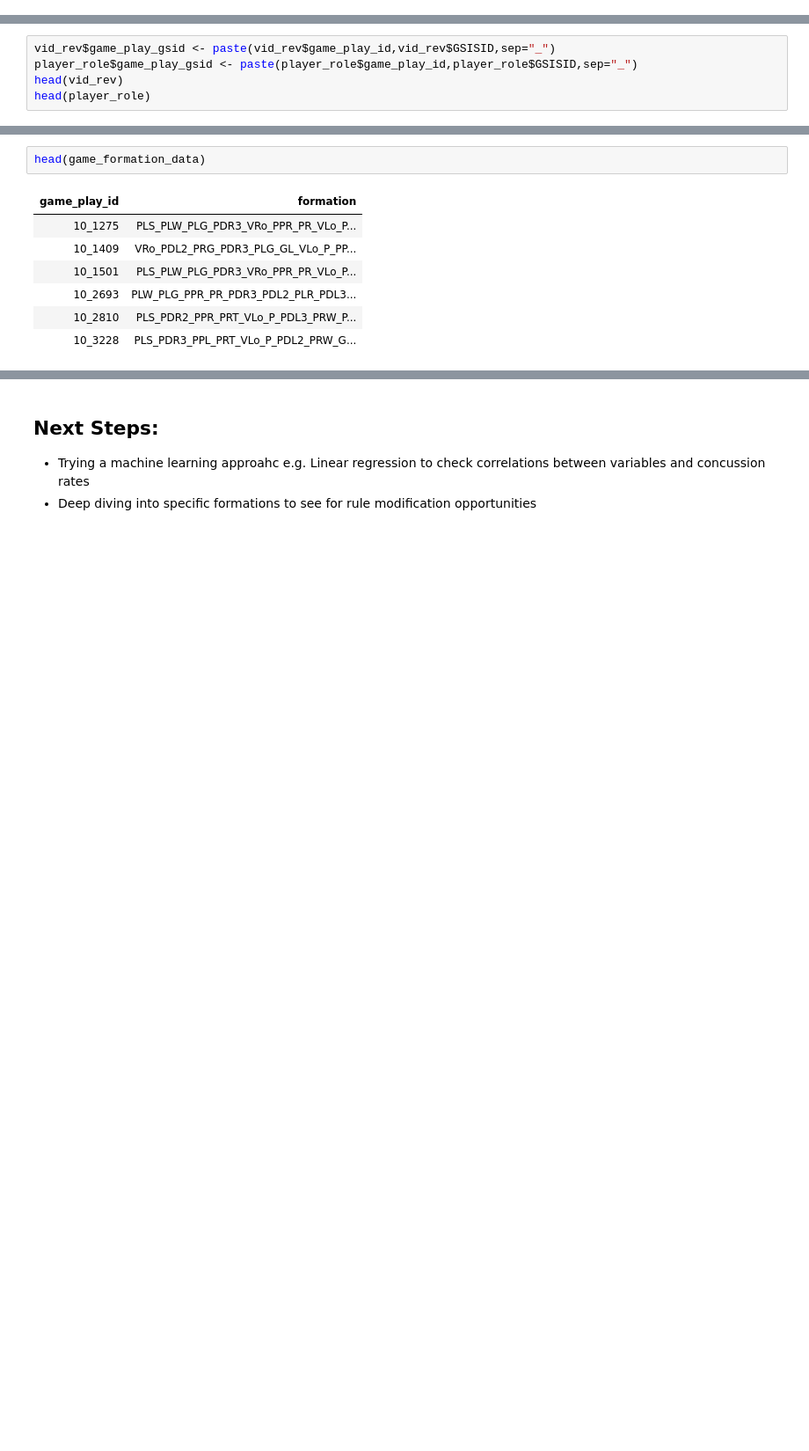
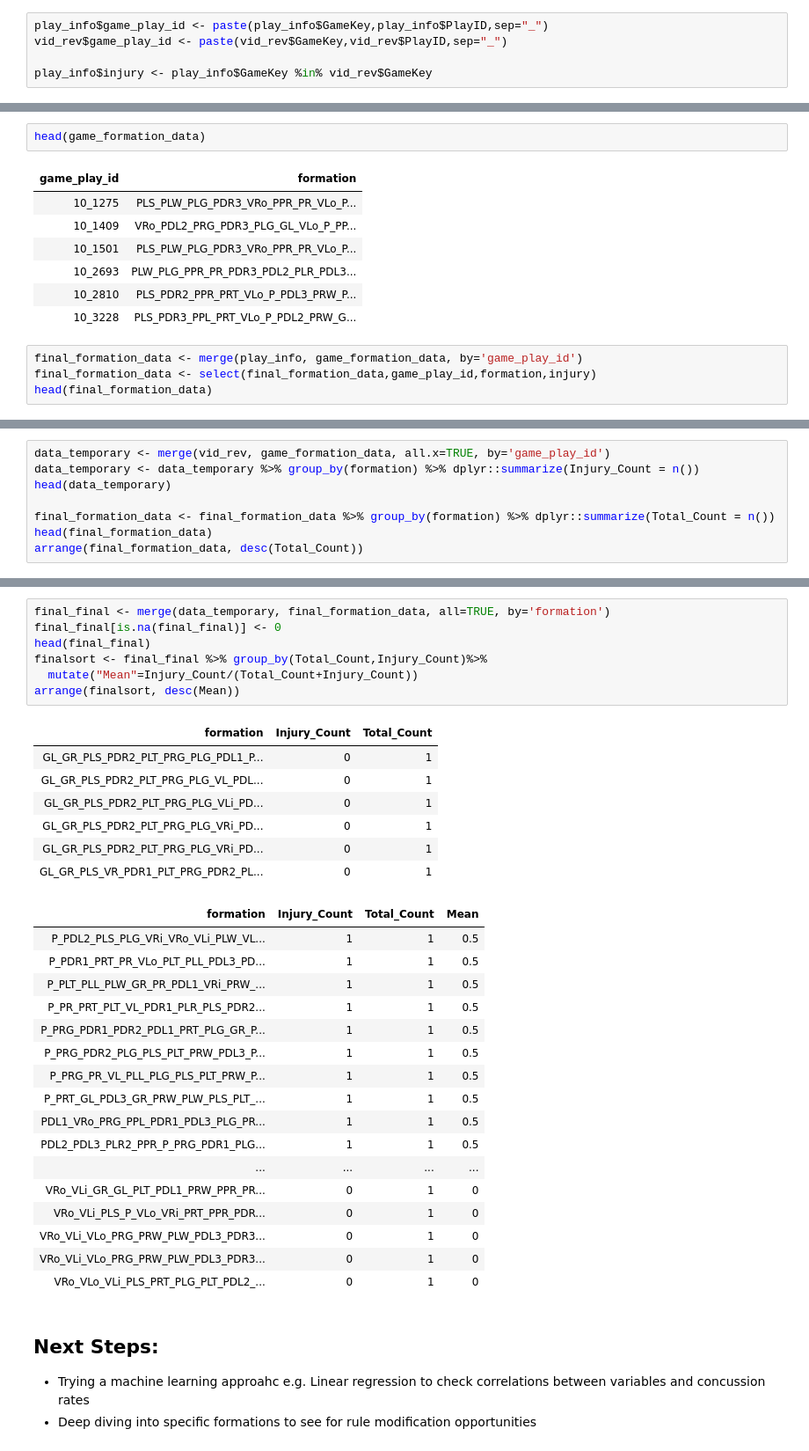
Before and after one commit to pranavrajwade/NFL-Punt-Analysis-EDA, a Jupyter notebook: Code/NFL Punt Concussion Analysis.ipynb, the cells around one changed output, grey strips where cells are left out. Shown at 88% size. Cells and saved outputs as stored; diff of their text form; blank space fills up the shorter version.

Commit message:
Modification in Formation module

```diff
--- a/Code/NFL Punt Concussion Analysis.ipynb
+++ b/Code/NFL Punt Concussion Analysis.ipynb
@@ -391,3 +400,8 @@ options(warn = oldw)
+# %%
+play_info$game_play_id <- paste(play_info$GameKey,play_info$PlayID,sep="_")
+vid_rev$game_play_id <- paste(vid_rev$GameKey,vid_rev$PlayID,sep="_")
+
+play_info$injury <- play_info$GameKey %in% vid_rev$GameKey
 # %%
 head(player_role)
 # %% [output]
@@ -433,5 +445,0 @@ head(player_role)
-# %%
-vid_rev$game_play_gsid <- paste(vid_rev$game_play_id,vid_rev$GSISID,sep="_")
-player_role$game_play_gsid <- paste(player_role$game_play_id,player_role$GSISID,sep="_")
-head(vid_rev)
-head(player_role)
@@ -476,3 +469,7 @@ head(game_formation_data)
 | 10_2693 | PLW_PLG_PPR_PR_PDR3_PDL2_PLR_PDL3... |
 | 10_2810 | PLS_PDR2_PPR_PRT_VLo_P_PDL3_PRW_P... |
 | 10_3228 | PLS_PDR3_PPL_PRT_VLo_P_PDL2_PRW_G... |
+# %%
+final_formation_data <- merge(play_info, game_formation_data, by='game_play_id')
+final_formation_data <- select(final_formation_data,game_play_id,formation,injury)
+head(final_formation_data)
@@ -478,0 +484,8 @@ head(game_formation_data)
+# %%
+data_temporary <- merge(vid_rev, game_formation_data, all.x=TRUE, by='game_play_id')
+data_temporary <- data_temporary %>% group_by(formation) %>% dplyr::summarize(Injury_Count = n())
+head(data_temporary)
+
+final_formation_data <- final_formation_data %>% group_by(formation) %>% dplyr::summarize(Total_Count = n())
+head(final_formation_data)
+arrange(final_formation_data, desc(Total_Count))
@@ -479,3 +524,35 @@ head(game_formation_data)
+# %%
+final_final <- merge(data_temporary, final_formation_data, all=TRUE, by='formation')
+final_final[is.na(final_final)] <- 0
+head(final_final)
+finalsort <- final_final %>% group_by(Total_Count,Injury_Count)%>%
+  mutate("Mean"=Injury_Count/(Total_Count+Injury_Count))
+arrange(finalsort, desc(Mean))
+# %% [output]
+| formation | Injury_Count | Total_Count |
+| GL_GR_PLS_PDR2_PLT_PRG_PLG_PDL1_P... | 0 | 1 |
+| GL_GR_PLS_PDR2_PLT_PRG_PLG_VL_PDL... | 0 | 1 |
+| GL_GR_PLS_PDR2_PLT_PRG_PLG_VLi_PD... | 0 | 1 |
+| GL_GR_PLS_PDR2_PLT_PRG_PLG_VRi_PD... | 0 | 1 |
+| GL_GR_PLS_PDR2_PLT_PRG_PLG_VRi_PD... | 0 | 1 |
+| GL_GR_PLS_VR_PDR1_PLT_PRG_PDR2_PL... | 0 | 1 |
+| formation | Injury_Count | Total_Count | Mean |
+| P_PDL2_PLS_PLG_VRi_VRo_VLi_PLW_VL... | 1 | 1 | 0.5 |
+| P_PDR1_PRT_PR_VLo_PLT_PLL_PDL3_PD... | 1 | 1 | 0.5 |
+| P_PLT_PLL_PLW_GR_PR_PDL1_VRi_PRW_... | 1 | 1 | 0.5 |
+| P_PR_PRT_PLT_VL_PDR1_PLR_PLS_PDR2... | 1 | 1 | 0.5 |
+| P_PRG_PDR1_PDR2_PDL1_PRT_PLG_GR_P... | 1 | 1 | 0.5 |
+| P_PRG_PDR2_PLG_PLS_PLT_PRW_PDL3_P... | 1 | 1 | 0.5 |
+| P_PRG_PR_VL_PLL_PLG_PLS_PLT_PRW_P... | 1 | 1 | 0.5 |
+| P_PRT_GL_PDL3_GR_PRW_PLW_PLS_PLT_... | 1 | 1 | 0.5 |
+| PDL1_VRo_PRG_PPL_PDR1_PDL3_PLG_PR... | 1 | 1 | 0.5 |
+| PDL2_PDL3_PLR2_PPR_P_PRG_PDR1_PLG... | 1 | 1 | 0.5 |
+| ... | ... | ... | ... |
+| VRo_VLi_GR_GL_PLT_PDL1_PRW_PPR_PR... | 0 | 1 | 0 |
+| VRo_VLi_PLS_P_VLo_VRi_PRT_PPR_PDR... | 0 | 1 | 0 |
+| VRo_VLi_VLo_PRG_PRW_PLW_PDL3_PDR3... | 0 | 1 | 0 |
+| VRo_VLi_VLo_PRG_PRW_PLW_PDL3_PDR3... | 0 | 1 | 0 |
+| VRo_VLo_VLi_PLS_PRT_PLG_PLT_PDL2_... | 0 | 1 | 0 |
 # %% [markdown]
 ## Next Steps:
 - Trying a machine learning approahc e.g. Linear regression to check correlations between variables and concussion rates
```
Also changed, not shown: parts of 6 cells of this notebook.
